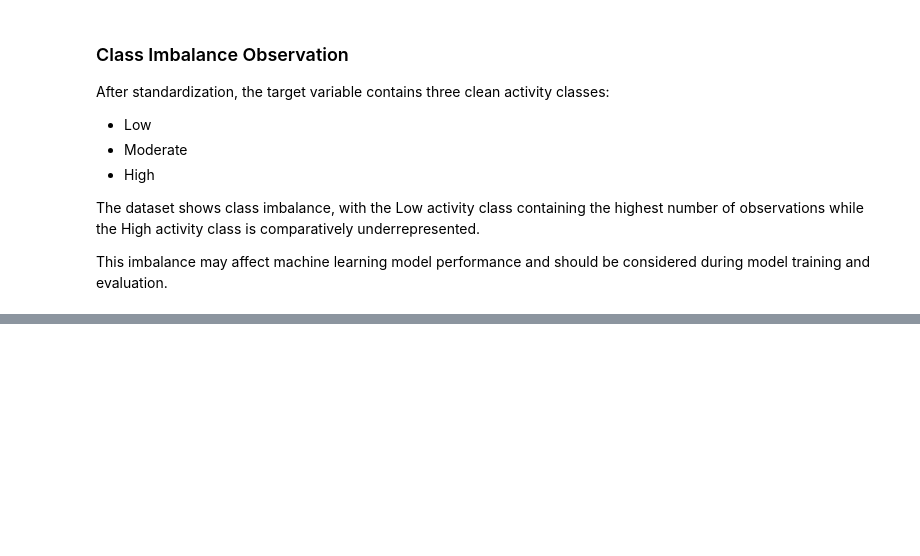
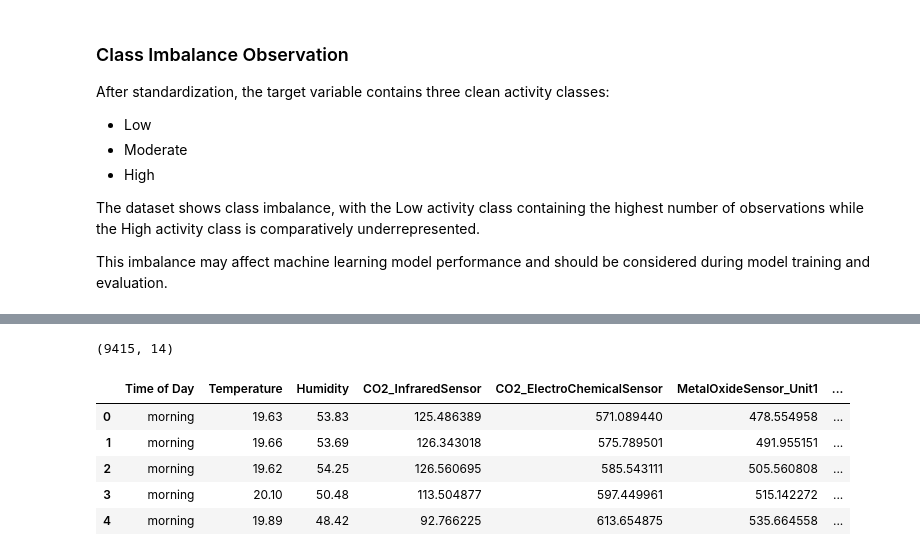
Before and after one commit to chanmyae99/elderguard-analytics-ml, a Jupyter notebook: notebooks/eda.ipynb, the cells around one changed output, grey strips where cells are left out. Saved outputs shown, nothing was run; the diff lists cells and outputs as text; code cells hidden in the pictures; blank space fills up the shorter version.

```diff
--- a/notebooks/eda.ipynb
+++ b/notebooks/eda.ipynb
@@ -956,0 +1093,13 @@ This imbalance may affect machine learning model performance and should be consi
+# %%
+df_processed.shape
+# %% [output]
+(9415, 14)
+# %%
+df_processed.head()
+# %% [output]
+|  | Time of Day | Temperature | Humidity | CO2_InfraredSensor | CO2_ElectroChemicalSensor | MetalOxideSensor_Unit1 | ... |
+| 0 | morning | 19.63 | 53.83 | 125.486389 | 571.089440 | 478.554958 | ... |
+| 1 | morning | 19.66 | 53.69 | 126.343018 | 575.789501 | 491.955151 | ... |
+| 2 | morning | 19.62 | 54.25 | 126.560695 | 585.543111 | 505.560808 | ... |
+| 3 | morning | 20.10 | 50.48 | 113.504877 | 597.449961 | 515.142272 | ... |
+| 4 | morning | 19.89 | 48.42 | 92.766225 | 613.654875 | 535.664558 | ... |
```
Also changed, not shown: parts of 12 cells of this notebook, 1 other file.
